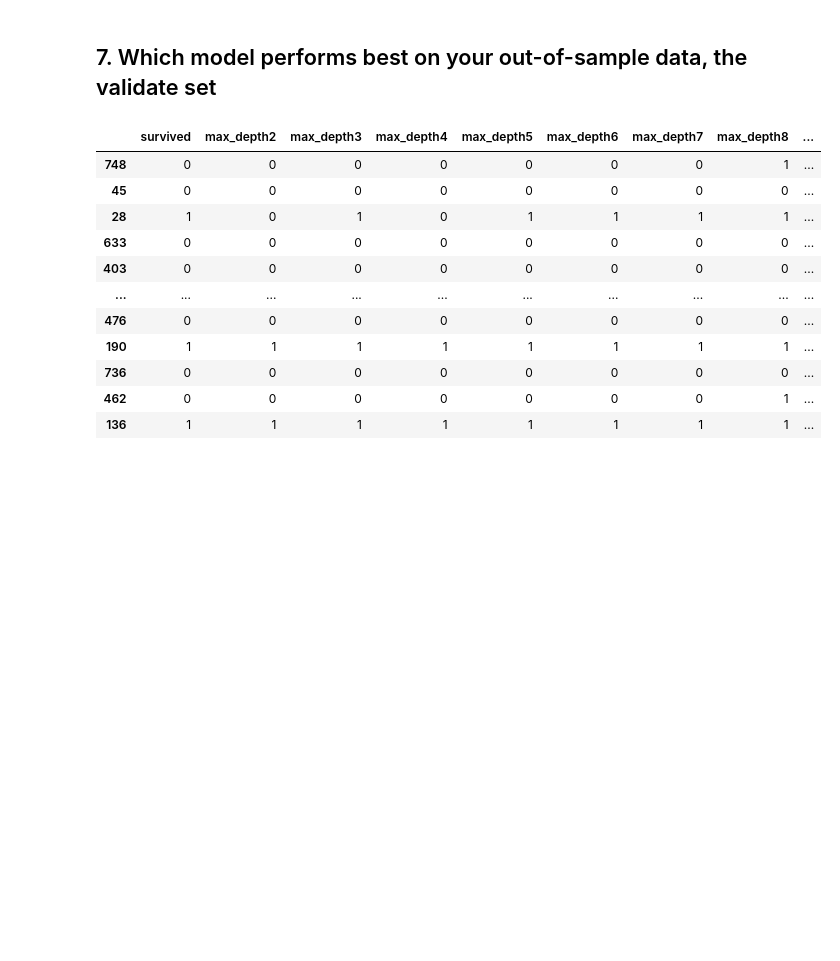
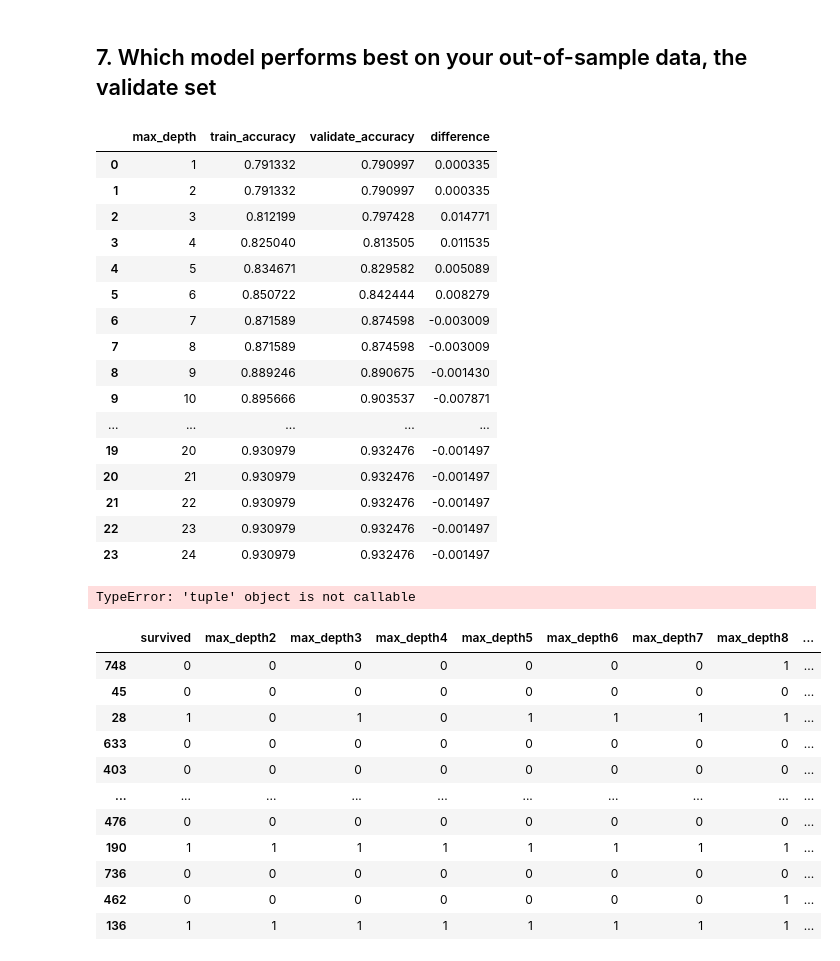
Before and after one commit to nicolas-angarita/classification-exercises, a Jupyter notebook: decision_tree.ipynb, the cells around one changed output. Saved outputs shown, nothing was run; the diff lists cells and outputs as text; code cells hidden in the pictures; blank space fills up the shorter version.

Commit message:
decision_tree exercises

```diff
--- a/decision_tree.ipynb
+++ b/decision_tree.ipynb
@@ -136,2 +144,2 @@ clf.score(X_train,y_train)
 # %%
-val_preds = clf.predict(X_validate)
+y_preds = clf.predict(X_train)
@@ -201,9 +228,13 @@ for i in range(4, 11):
 
         clf.fit(X_train, y_train)
 
-        current_preds = clf.predict(X_train)
+        y_preds = clf.predict(X_train)
 
-        model_prediction[f'max_depth{i}'] = current_preds
+        # report = classification_report(y_train, y_preds, output_dict = True)
+        # print(f"Tree with max depth {i})
+        # print(pd.DataFrame(report))
+        # print()
+        model_prediction[f'max_depth{i}'] = y_preds
 # %%
 model_prediction
 # %% [output]
@@ -241,6 +272,48 @@ max_depth9 accuracy: 88.92%
 max_depth10 accuracy: 89.57%
 # %% [markdown]
 ## 7. Which model performs best on your out-of-sample data, the validate set
+# %%
+metrics =[]
+
+for i in range(1,25):
+    tree = DecisionTreeClassifier(max_depth= i, random_state = 123)
+    tree = tree.fit(X_train, y_train)
+    in_sample_accuracy = tree.score(X_train, y_train)
+    out_of_sample_accuracy = tree.score(X_validate, y_validate)
+
+    output = {'max_depth': i, 'train_accuracy': in_sample_accuracy, 'validate_accuracy': out_of_sample_accuracy}
+
+    metrics.append(output)
+
+df= pd.DataFrame(metrics)
+df['difference'] = df.train_accuracy - df.validate_accuracy
+df
+# %% [output]
+|  | max_depth | train_accuracy | validate_accuracy | difference |
+| 0 | 1 | 0.791332 | 0.790997 | 0.000335 |
+| 1 | 2 | 0.791332 | 0.790997 | 0.000335 |
+| 2 | 3 | 0.812199 | 0.797428 | 0.014771 |
+| 3 | 4 | 0.825040 | 0.813505 | 0.011535 |
+| 4 | 5 | 0.834671 | 0.829582 | 0.005089 |
+| 5 | 6 | 0.850722 | 0.842444 | 0.008279 |
+| 6 | 7 | 0.871589 | 0.874598 | -0.003009 |
+| 7 | 8 | 0.871589 | 0.874598 | -0.003009 |
+| 8 | 9 | 0.889246 | 0.890675 | -0.001430 |
+| 9 | 10 | 0.895666 | 0.903537 | -0.007871 |
+| ... | ... | ... | ... | ... |
+| 19 | 20 | 0.930979 | 0.932476 | -0.001497 |
+| 20 | 21 | 0.930979 | 0.932476 | -0.001497 |
+| 21 | 22 | 0.930979 | 0.932476 | -0.001497 |
+| 22 | 23 | 0.930979 | 0.932476 | -0.001497 |
+| 23 | 24 | 0.930979 | 0.932476 | -0.001497 |
+# %%
+plt.figure(figsize=(10,6))
+plt.plot(df.max_depth, df.train_accuracy, marker = 'o', label = 'Train' )
+plt.plot(df.max_depth, df.validate_accuracy, marker = 'o', label = 'Validate' )
+plt.legend()
+plt.show()
+# %% [output]
+TypeError: 'tuple' object is not callable
 # %%
 model_prediction = y_train.copy()
 
```
Also changed, not shown: parts of 15 cells of this notebook.
